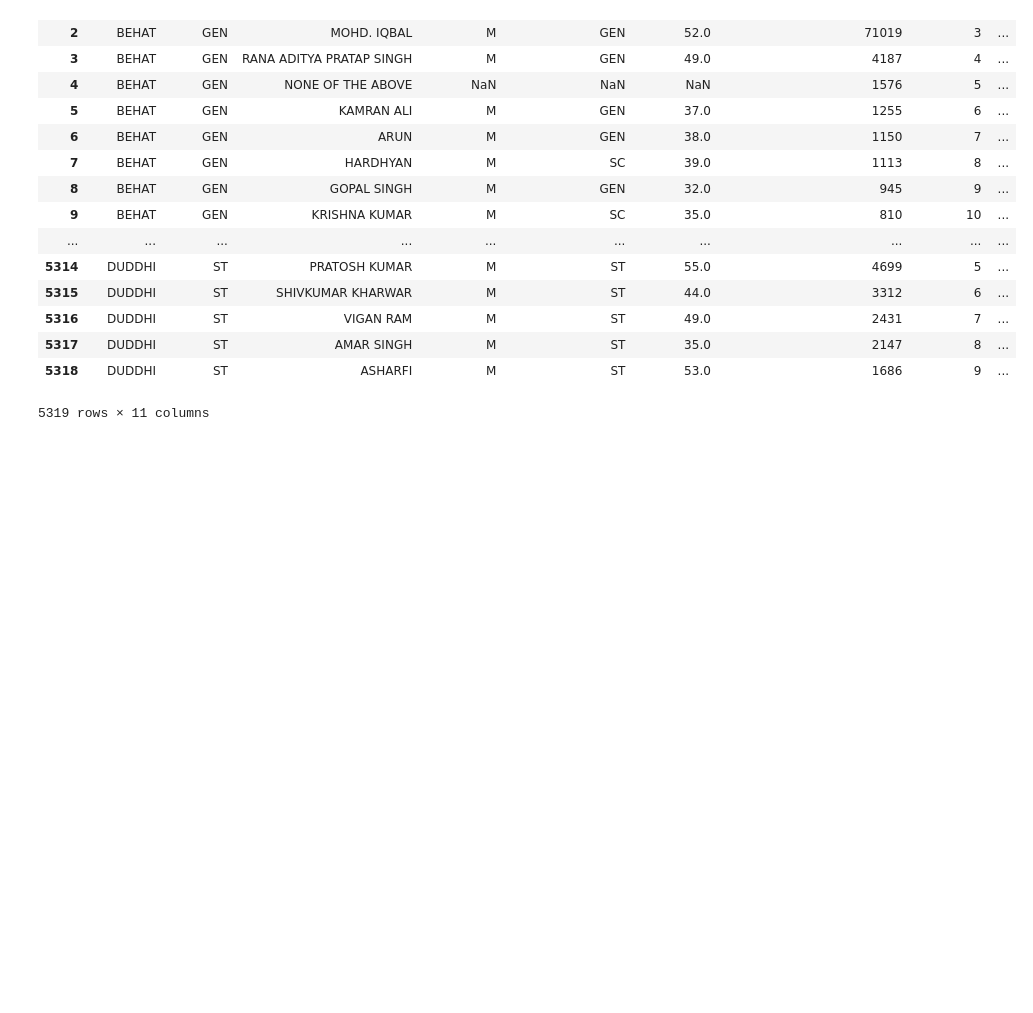
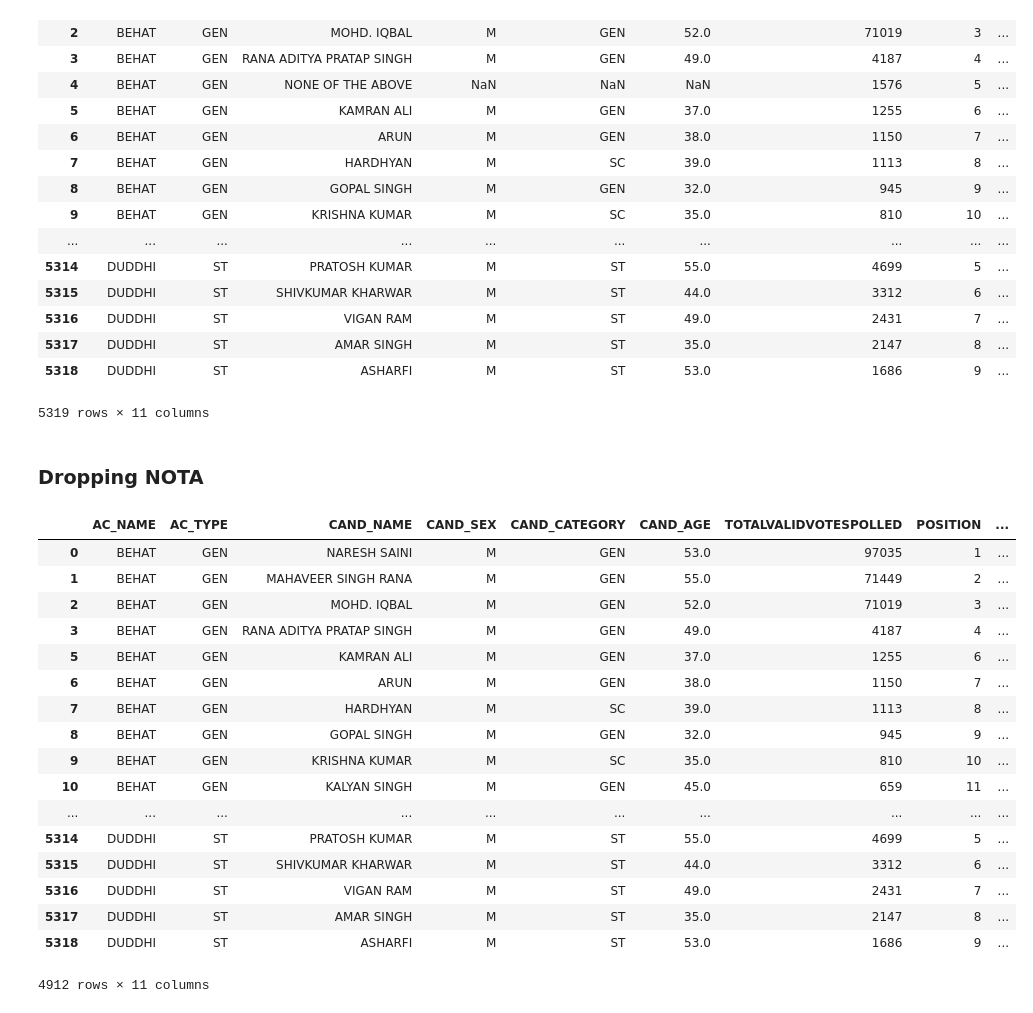
Before and after one commit to NehaAgarwal2598/election_parameters, a Jupyter notebook: election_analysis.ipynb, the cells around one changed output. Drawn from its saved outputs; the diff is of its cells as text; code cells hidden in the pictures; blank space fills up the shorter version.

Commit message:
Dropped NaN values and NOTA

```diff
--- a/election_analysis.ipynb
+++ b/election_analysis.ipynb
@@ -142,3 +142,27 @@ la17_df
 | 5317 | DUDDHI | ST | AMAR SINGH | M | ST | 35.0 | 2147 | 8 | ... |
 | 5318 | DUDDHI | ST | ASHARFI | M | ST | 53.0 | 1686 | 9 | ... |
 5319 rows × 11 columns
+# %% [markdown]
+### Dropping NOTA
+# %%
+la17_df = la17_df[la17_df.CAND_NAME != 'NONE OF THE ABOVE']
+la17_df
+# %% [output]
+|  | AC_NAME | AC_TYPE | CAND_NAME | CAND_SEX | CAND_CATEGORY | CAND_AGE | TOTALVALIDVOTESPOLLED | POSITION | ... |
+| 0 | BEHAT | GEN | NARESH SAINI | M | GEN | 53.0 | 97035 | 1 | ... |
+| 1 | BEHAT | GEN | MAHAVEER SINGH RANA | M | GEN | 55.0 | 71449 | 2 | ... |
+| 2 | BEHAT | GEN | MOHD. IQBAL | M | GEN | 52.0 | 71019 | 3 | ... |
+| 3 | BEHAT | GEN | RANA ADITYA PRATAP SINGH | M | GEN | 49.0 | 4187 | 4 | ... |
+| 5 | BEHAT | GEN | KAMRAN ALI | M | GEN | 37.0 | 1255 | 6 | ... |
+| 6 | BEHAT | GEN | ARUN | M | GEN | 38.0 | 1150 | 7 | ... |
+| 7 | BEHAT | GEN | HARDHYAN | M | SC | 39.0 | 1113 | 8 | ... |
+| 8 | BEHAT | GEN | GOPAL SINGH | M | GEN | 32.0 | 945 | 9 | ... |
+| 9 | BEHAT | GEN | KRISHNA KUMAR | M | SC | 35.0 | 810 | 10 | ... |
+| 10 | BEHAT | GEN | KALYAN SINGH | M | GEN | 45.0 | 659 | 11 | ... |
+| ... | ... | ... | ... | ... | ... | ... | ... | ... | ... |
+| 5314 | DUDDHI | ST | PRATOSH KUMAR | M | ST | 55.0 | 4699 | 5 | ... |
+| 5315 | DUDDHI | ST | SHIVKUMAR KHARWAR | M | ST | 44.0 | 3312 | 6 | ... |
+| 5316 | DUDDHI | ST | VIGAN RAM | M | ST | 49.0 | 2431 | 7 | ... |
+| 5317 | DUDDHI | ST | AMAR SINGH | M | ST | 35.0 | 2147 | 8 | ... |
+| 5318 | DUDDHI | ST | ASHARFI | M | ST | 53.0 | 1686 | 9 | ... |
+4912 rows × 11 columns
```
Also changed, not shown: parts of 4 cells of this notebook.
